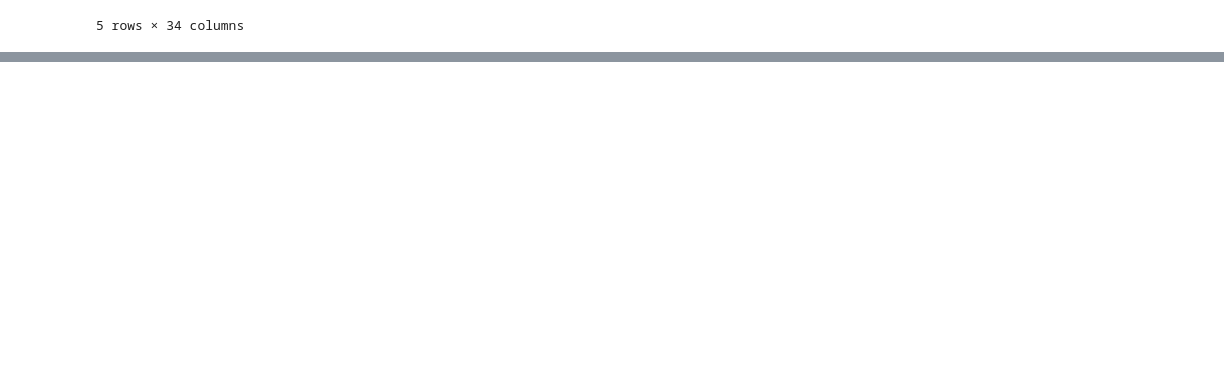
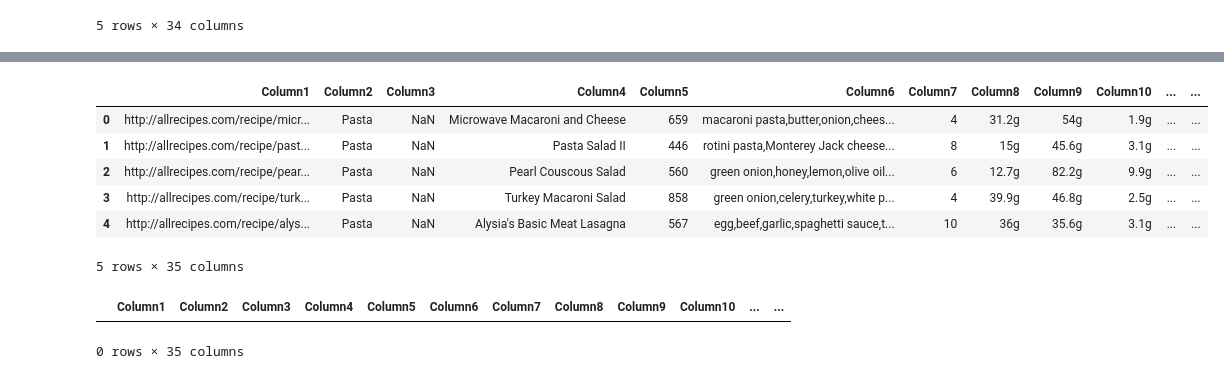
Before and after one commit to ayoubGL/ConversationalFoodbot, a Jupyter notebook: pre_pro.ipynb, the cells around one changed output, grey strips where cells are left out. Drawn from its saved outputs; the diff is of its cells as text; code cells hidden in the pictures; blank space fills up the shorter version.

```diff
--- a/pre_pro.ipynb
+++ b/pre_pro.ipynb
@@ -27,0 +41,10 @@ all_snack.loc[all_snack.Column4.isin(attractive_snack.Column4)][['Column3','Colu
+# %%
+attractive_pasta.head()
+# %% [output]
+|  | Column1 | Column2 | Column3 | Column4 | Column5 | Column6 | Column7 | Column8 | Column9 | Column10 | ... | ... |
+| 0 | http://allrecipes.com/recipe/micr... | Pasta | NaN | Microwave Macaroni and Cheese | 659 | macaroni pasta,butter,onion,chees... | 4 | 31.2g | 54g | 1.9g | ... | ... |
+| 1 | http://allrecipes.com/recipe/past... | Pasta | NaN | Pasta Salad II | 446 | rotini pasta,Monterey Jack cheese... | 8 | 15g | 45.6g | 3.1g | ... | ... |
+| 2 | http://allrecipes.com/recipe/pear... | Pasta | NaN | Pearl Couscous Salad | 560 | green onion,honey,lemon,olive oil... | 6 | 12.7g | 82.2g | 9.9g | ... | ... |
+| 3 | http://allrecipes.com/recipe/turk... | Pasta | NaN | Turkey Macaroni Salad | 858 | green onion,celery,turkey,white p... | 4 | 39.9g | 46.8g | 2.5g | ... | ... |
+| 4 | http://allrecipes.com/recipe/alys... | Pasta | NaN | Alysia's Basic Meat Lasagna | 567 | egg,beef,garlic,spaghetti sauce,t... | 10 | 36g | 35.6g | 3.1g | ... | ... |
+5 rows × 35 columns
@@ -27,0 +69,5 @@ all_snack.loc[all_snack.Column4.isin(attractive_snack.Column4)][['Column3','Colu
+# %%
+attractive_snack.loc[attractive_snack.Column4.isin(all_dissert.Column4)]
+# %% [output]
+|  | Column1 | Column2 | Column3 | Column4 | Column5 | Column6 | Column7 | Column8 | Column9 | Column10 | ... | ... |
+0 rows × 35 columns
```
Also changed, not shown: parts of 11 cells of this notebook, 14 other files.
